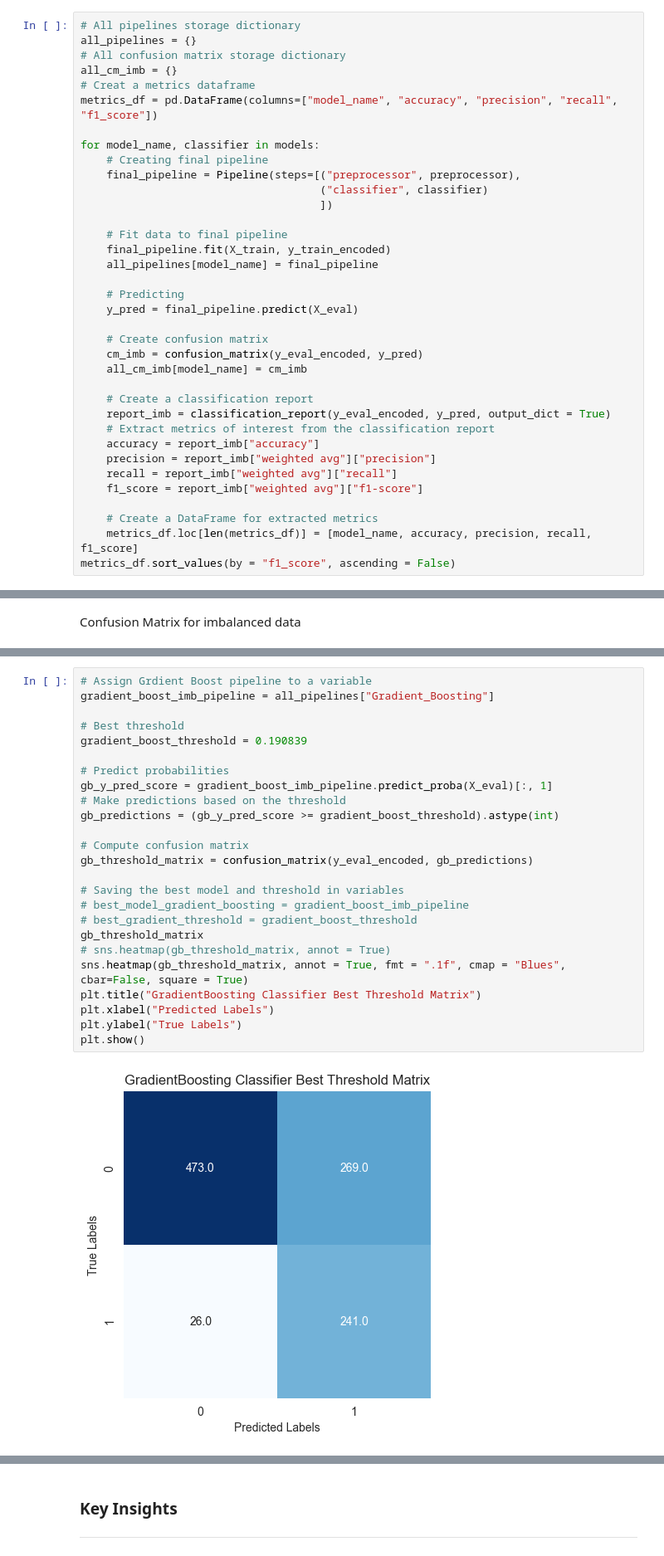
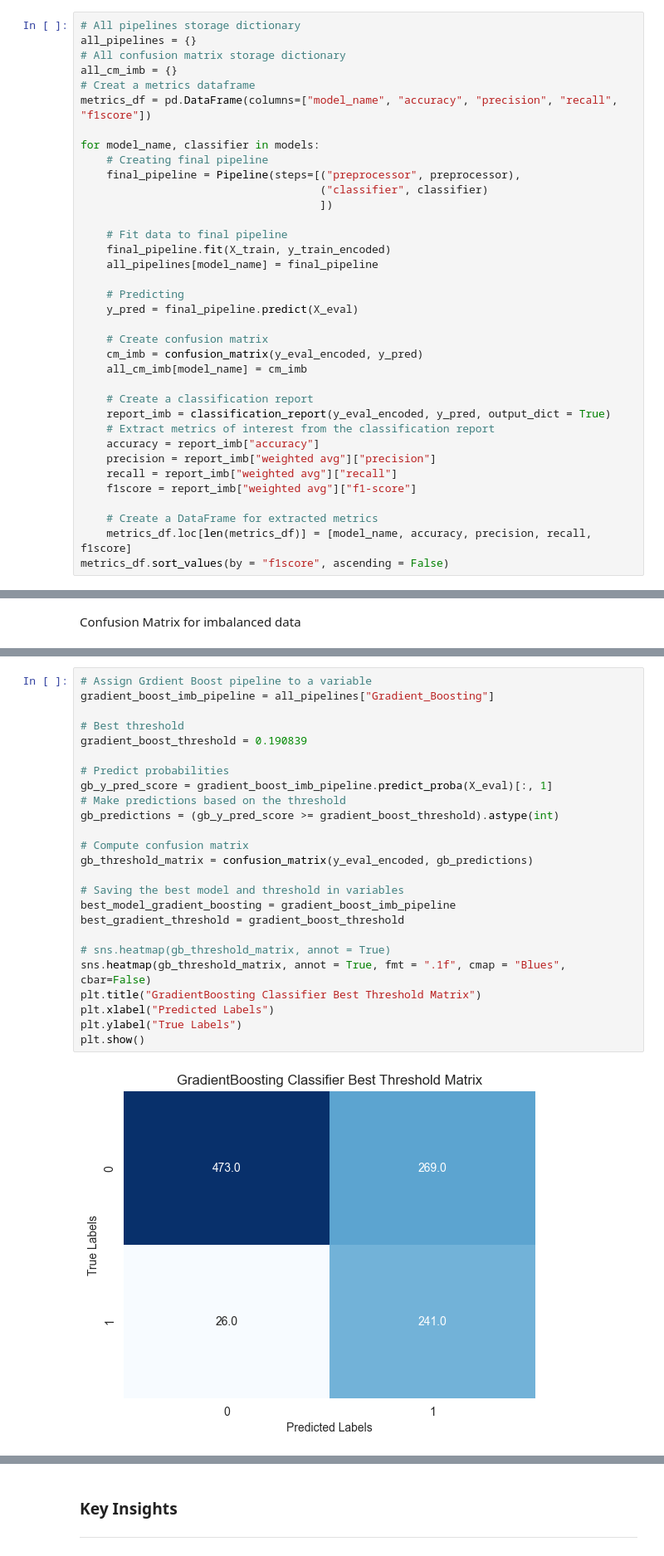
Before and after one commit to edadso/Customer-Churn-Prediction-Vodafone-Corporation, a Jupyter notebook: notebooks/project_code.ipynb, the cells around one changed output, grey strips where cells are left out. Shown at 83% size. Saved outputs shown, nothing was run; the diff lists cells and outputs as text.

```diff
--- a/notebooks/project_code.ipynb
+++ b/notebooks/project_code.ipynb
@@ -1128,7 +1128,7 @@ all_pipelines = {}
 # All confusion matrix storage dictionary
 all_cm_imb = {}
 # Creat a metrics dataframe
-metrics_df = pd.DataFrame(columns=["model_name", "accuracy", "precision", "recall", "f1_score"])
+metrics_df = pd.DataFrame(columns=["model_name", "accuracy", "precision", "recall", "f1score"])
 
 for model_name, classifier in models:
     # Creating final pipeline
@@ -1153,9 +1153,9 @@ for model_name, classifier in models:
     accuracy = report_imb["accuracy"]
     precision = report_imb["weighted avg"]["precision"]
     recall = report_imb["weighted avg"]["recall"]
-    f1_score = report_imb["weighted avg"]["f1-score"]
+    f1score = report_imb["weighted avg"]["f1-score"]
 
     # Create a DataFrame for extracted metrics
-    metrics_df.loc[len(metrics_df)] = [model_name, accuracy, precision, recall, f1_score]
-metrics_df.sort_values(by = "f1_score", ascending = False)
+    metrics_df.loc[len(metrics_df)] = [model_name, accuracy, precision, recall, f1score]
+metrics_df.sort_values(by = "f1score", ascending = False)
 # %% [output]
@@ -1244,30 +1257,30 @@ all_roc_data["Gradient_Boosting"]
 # %%
 # Assign Grdient Boost pipeline to a variable
 gradient_boost_imb_pipeline = all_pipelines["Gradient_Boosting"]
 
 # Best threshold
 gradient_boost_threshold = 0.190839
 
 # Predict probabilities
 gb_y_pred_score = gradient_boost_imb_pipeline.predict_proba(X_eval)[:, 1]
 # Make predictions based on the threshold
 gb_predictions = (gb_y_pred_score >= gradient_boost_threshold).astype(int)
 
 # Compute confusion matrix
 gb_threshold_matrix = confusion_matrix(y_eval_encoded, gb_predictions)
 
 # Saving the best model and threshold in variables
-# best_model_gradient_boosting = gradient_boost_imb_pipeline
-# best_gradient_threshold = gradient_boost_threshold
-gb_threshold_matrix
+best_model_gradient_boosting = gradient_boost_imb_pipeline
+best_gradient_threshold = gradient_boost_threshold
+
 # sns.heatmap(gb_threshold_matrix, annot = True)
-sns.heatmap(gb_threshold_matrix, annot = True, fmt = ".1f", cmap = "Blues", cbar=False, square = True)
+sns.heatmap(gb_threshold_matrix, annot = True, fmt = ".1f", cmap = "Blues", cbar=False)
 plt.title("GradientBoosting Classifier Best Threshold Matrix")
 plt.xlabel("Predicted Labels")
 plt.ylabel("True Labels")
 plt.show()
 # %% [output]
-[figure, old version]
+[figure, new version]
 # %%
 # Assign Grdient Boost pipeline to a variable
 logistic_regression_imb_pipeline = all_pipelines["Logistic_Regression"]
```
Also changed, not shown: parts of 41 cells of this notebook, 1 other file.
